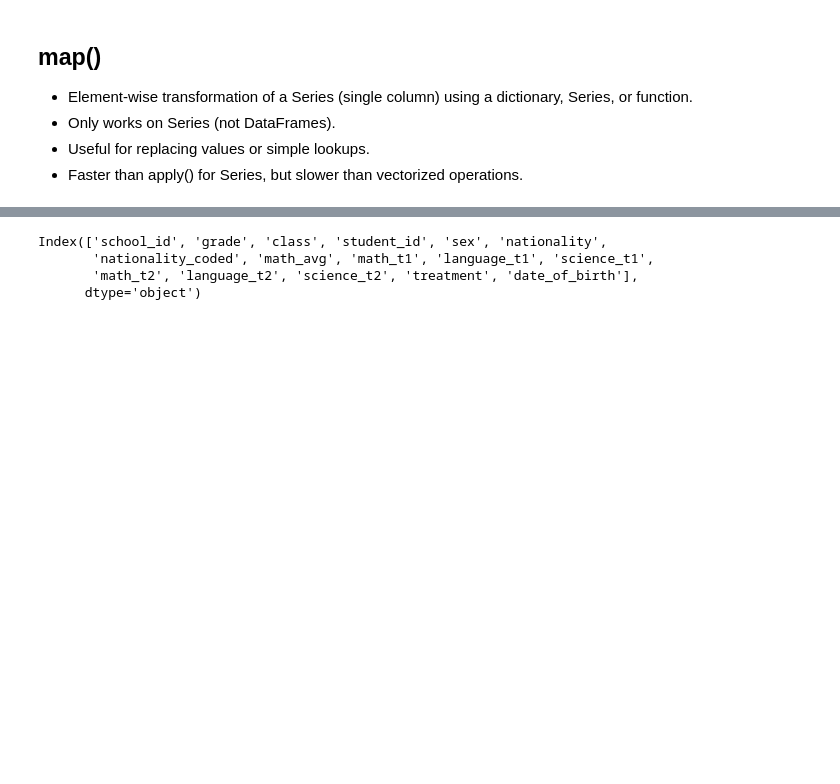
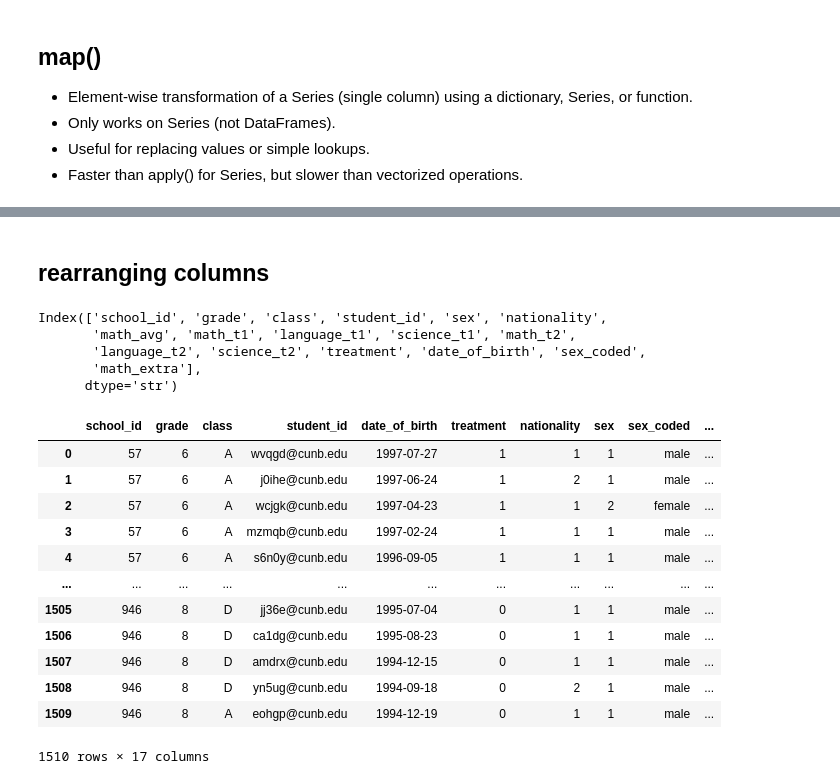
Before and after one commit to MaCoZu/python_notebooks, a Jupyter notebook: Pandas/04_Pandas_Transformations.ipynb, the cells around one changed output, grey strips where cells are left out. Drawn from its saved outputs; the diff is of its cells as text; code cells hidden in the pictures; blank space fills up the shorter version.

```diff
--- a/Pandas/04_Pandas_Transformations.ipynb
+++ b/Pandas/04_Pandas_Transformations.ipynb
@@ -36,0 +60,13 @@ df[:3]
+# %%
+
+math_t2_mean = df[df["grade_math_t2"] <= 10]["grade_math_t2"].mean()
+lang_t2_mean = df[df["grade_language_t2"] <= 10]["grade_language_t2"].mean()
+science_t2_mean = df[df["grade_science_t2"] <= 10]["grade_science_t2"].mean()
+
+# replace values with mask() - mask excludes values that meet condition and replaces the remaining values with specified value
+df["grade_math_t2"] = df["grade_math_t2"].mask(df["grade_math_t2"] > 10, math_t2_mean)
+df["grade_language_t2"] = df["grade_language_t2"].mask(df["grade_language_t2"] > 10, lang_t2_mean)
+
+# replace values with where()
+df["grade_science_t2"] = df["grade_science_t2"].where(
+    df["grade_science_t2"] <= 10, other=science_t2_mean)
@@ -213,13 +186,47 @@ df_b
-# %%
-def to_uppercase(x):
-    if isinstance(x, str):
-        return x.upper()
-    return x
-
-
-df = df.applymap(to_uppercase)
-# %% [output]
-Index(['school_id', 'grade', 'class', 'student_id', 'sex', 'nationality',
-       'nationality_coded', 'math_avg', 'math_t1', 'language_t1', 'science_t1',
-       'math_t2', 'language_t2', 'science_t2', 'treatment', 'date_of_birth'],
-      dtype='object')
+# %% [markdown]
+## rearranging columns
+# %%
+df_b.columns
+# %% [output]
+Index(['school_id', 'grade', 'class', 'student_id', 'sex', 'nationality',
+       'math_avg', 'math_t1', 'language_t1', 'science_t1', 'math_t2',
+       'language_t2', 'science_t2', 'treatment', 'date_of_birth', 'sex_coded',
+       'math_extra'],
+      dtype='str')
+# %%
+df_b = df_b[
+    [
+        "school_id",
+        "grade",
+        "class",
+        "student_id",
+        "date_of_birth",
+        "treatment",
+        "nationality",
+        "sex",
+        "sex_coded",
+        "math_avg",
+        "math_extra",
+        "math_t1",
+        "language_t1",
+        "science_t1",
+        "math_t2",
+        "language_t2",
+        "science_t2",
+    ]
+]
+df_b
+# %% [output]
+|  | school_id | grade | class | student_id | date_of_birth | treatment | nationality | sex | sex_coded | ... |
+| 0 | 57 | 6 | A | wvqgd@cunb.edu | 1997-07-27 | 1 | 1 | 1 | male | ... |
+| 1 | 57 | 6 | A | j0ihe@cunb.edu | 1997-06-24 | 1 | 2 | 1 | male | ... |
+| 2 | 57 | 6 | A | wcjgk@cunb.edu | 1997-04-23 | 1 | 1 | 2 | female | ... |
+| 3 | 57 | 6 | A | mzmqb@cunb.edu | 1997-02-24 | 1 | 1 | 1 | male | ... |
+| 4 | 57 | 6 | A | s6n0y@cunb.edu | 1996-09-05 | 1 | 1 | 1 | male | ... |
+| ... | ... | ... | ... | ... | ... | ... | ... | ... | ... | ... |
+| 1505 | 946 | 8 | D | jj36e@cunb.edu | 1995-07-04 | 0 | 1 | 1 | male | ... |
+| 1506 | 946 | 8 | D | ca1dg@cunb.edu | 1995-08-23 | 0 | 1 | 1 | male | ... |
+| 1507 | 946 | 8 | D | amdrx@cunb.edu | 1994-12-15 | 0 | 1 | 1 | male | ... |
+| 1508 | 946 | 8 | D | yn5ug@cunb.edu | 1994-09-18 | 0 | 2 | 1 | male | ... |
+| 1509 | 946 | 8 | A | eohgp@cunb.edu | 1994-12-19 | 0 | 1 | 1 | male | ... |
+1510 rows × 17 columns
```
Also changed, not shown: parts of 35 cells of this notebook, 1 other file.
